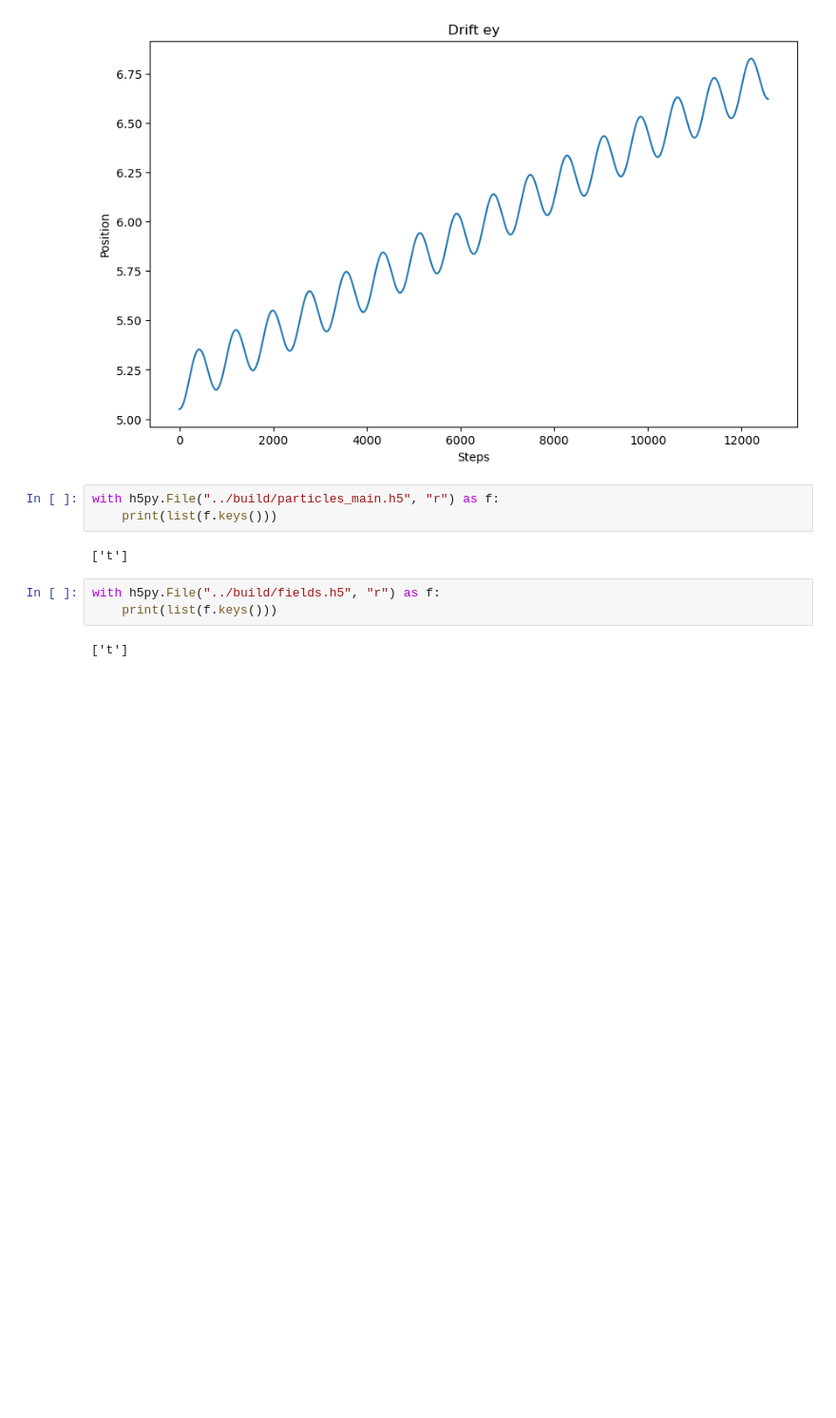
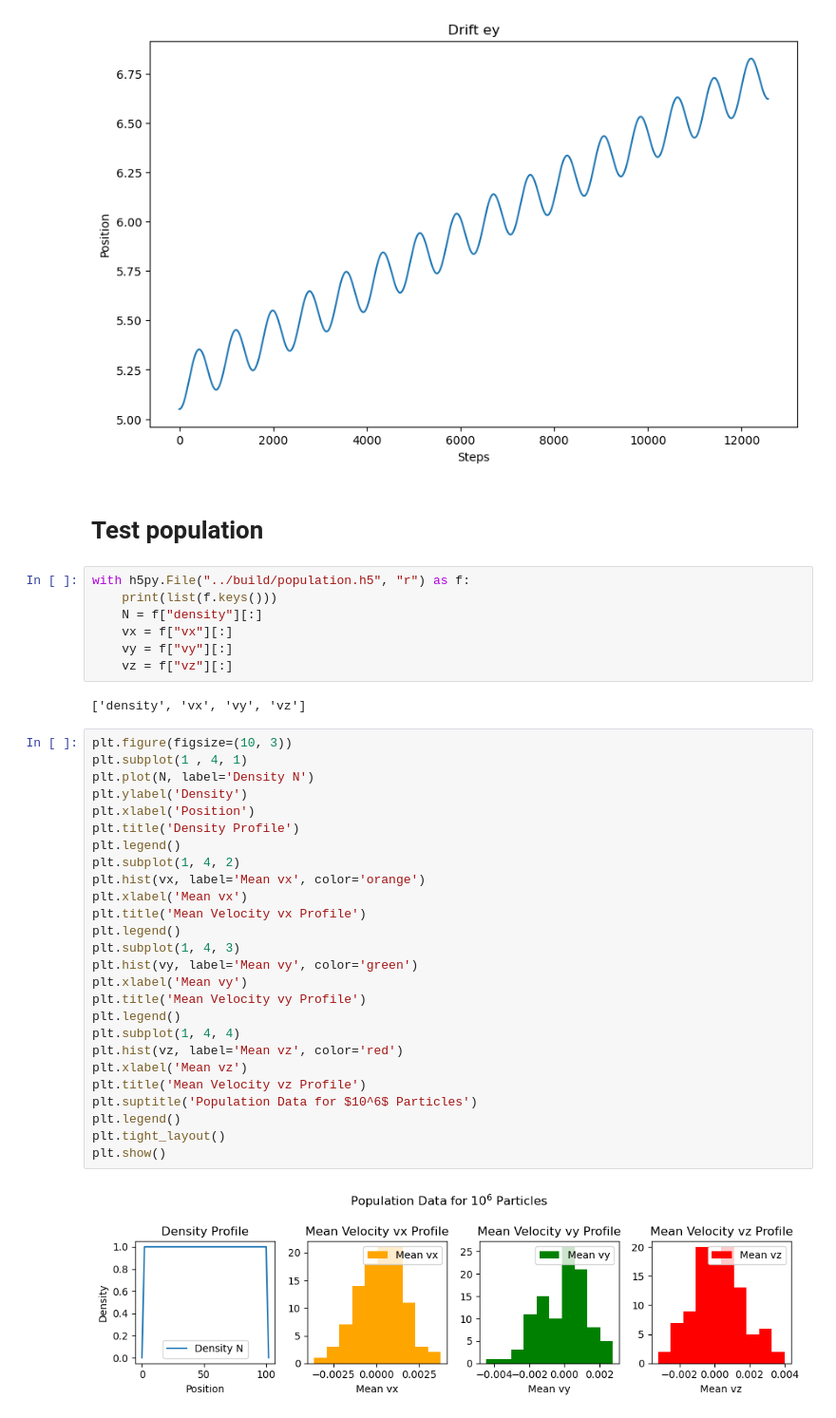
Before and after one commit to Adrian998obs/HPC_project, a Jupyter notebook: plot.ipynb, the cells around one changed output. Shown: that part at 95% size. Saved outputs shown, nothing was run; the diff lists cells and outputs as text; blank space fills up the shorter version.

Commit message:
Implement population and moments + tests

```diff
--- a/plot.ipynb
+++ b/plot.ipynb
@@ -44,13 +44,42 @@ plt.title('Drift ey')
 plt.show()
 # %% [output]
 [figure]
-# %%
-with h5py.File("../build/particles_main.h5", "r") as f:
-    print(list(f.keys()))
-# %% [output]
-['t']
-# %%
-with h5py.File("../build/fields.h5", "r") as f:
-    print(list(f.keys()))
-# %% [output]
-['t']
+# %% [markdown]
+# Test population
+# %%
+with h5py.File("../build/population.h5", "r") as f:
+    print(list(f.keys()))
+    N = f["density"][:]
+    vx = f["vx"][:]
+    vy = f["vy"][:]
+    vz = f["vz"][:]
+# %% [output]
+['density', 'vx', 'vy', 'vz']
+# %%
+plt.figure(figsize=(10, 3))
+plt.subplot(1 , 4, 1)
+plt.plot(N, label='Density N')
+plt.ylabel('Density')
+plt.xlabel('Position')
+plt.title('Density Profile')
+plt.legend()
+plt.subplot(1, 4, 2)
+plt.hist(vx, label='Mean vx', color='orange')
+plt.xlabel('Mean vx')
+plt.title('Mean Velocity vx Profile')
+plt.legend()
+plt.subplot(1, 4, 3)
+plt.hist(vy, label='Mean vy', color='green')
+plt.xlabel('Mean vy')
+plt.title('Mean Velocity vy Profile')
+plt.legend()
+plt.subplot(1, 4, 4)
+plt.hist(vz, label='Mean vz', color='red')
+plt.xlabel('Mean vz')
+plt.title('Mean Velocity vz Profile')
+plt.suptitle('Population Data for $10^6$ Particles')
+plt.legend()
+plt.tight_layout()
+plt.show()
+# %% [output]
+[figure, added]
```
Also changed, not shown: 5 other files.
